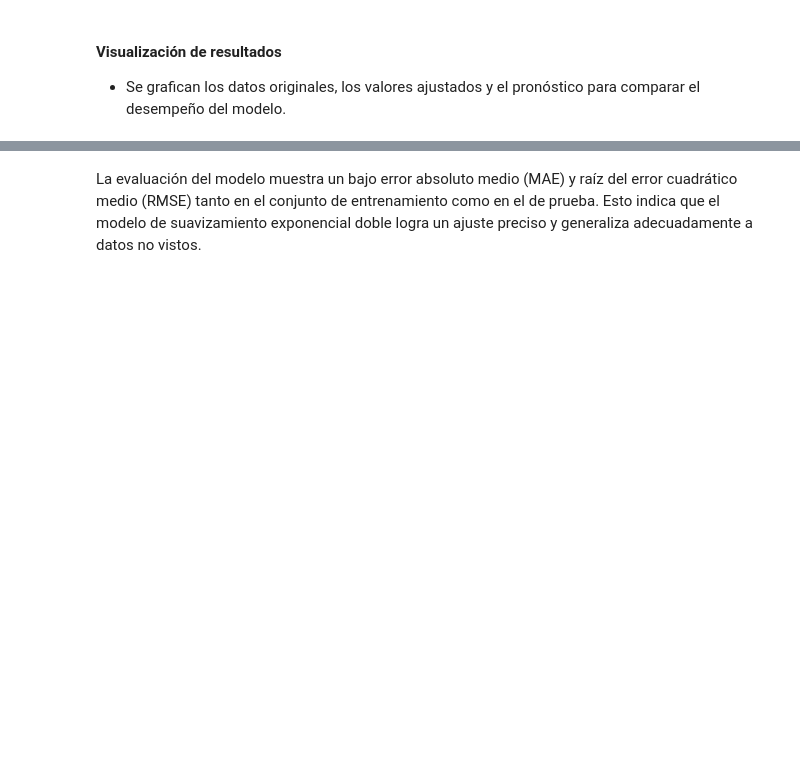
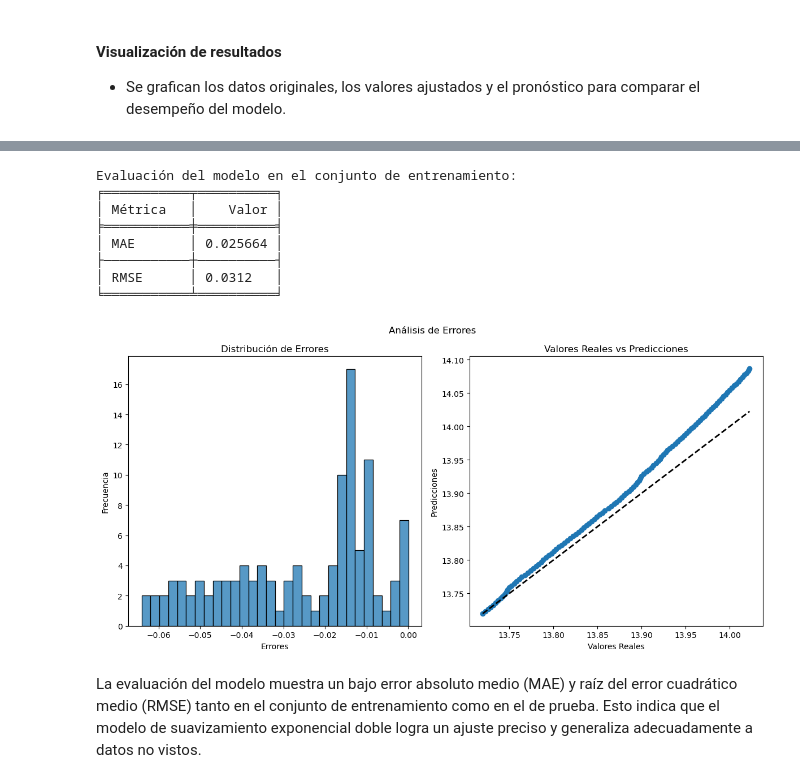
Before and after one commit to AbioticBaton4/proyecto-integrador-mna, a Jupyter notebook: notebooks/modeling/Avance3.Equipo16.ipynb, the cells around one changed output, grey strips where cells are left out. Drawn from its saved outputs; the diff is of its cells as text; code cells hidden in the pictures; blank space fills up the shorter version.

```diff
--- a/notebooks/modeling/Avance3.Equipo16.ipynb
+++ b/notebooks/modeling/Avance3.Equipo16.ipynb
@@ -621,3 +671,16 @@ MAE: 0.02566402597794466, RMSE: 0.031200025961713847
+# %%
+mae, rmse = func.evaluate_model(test['valor'], df_pronostico[col], show_metrics = True)
+func.plot_residuals_over_time(test['valor'], df_pronostico[col], plotly_engine = USE_PLOTLY)
+# %% [output]
+Evaluación del modelo en el conjunto de entrenamiento:
+╒═══════════╤══════════╕
+│ Métrica   │    Valor │
+╞═══════════╪══════════╡
+│ MAE       │ 0.025664 │
+├───────────┼──────────┤
+│ RMSE      │ 0.0312   │
+╘═══════════╧══════════╛
+[figure, added]
 # %% [markdown]
 La evaluación del modelo muestra un bajo error absoluto medio (MAE) y raíz del error cuadrático medio (RMSE) tanto en el conjunto de entrenamiento como en el de prueba. Esto indica que el modelo de suavizamiento exponencial doble logra un ajuste preciso y generaliza adecuadamente a datos no vistos.
 # %% [markdown]
```
Also changed, not shown: parts of 26 cells of this notebook.
